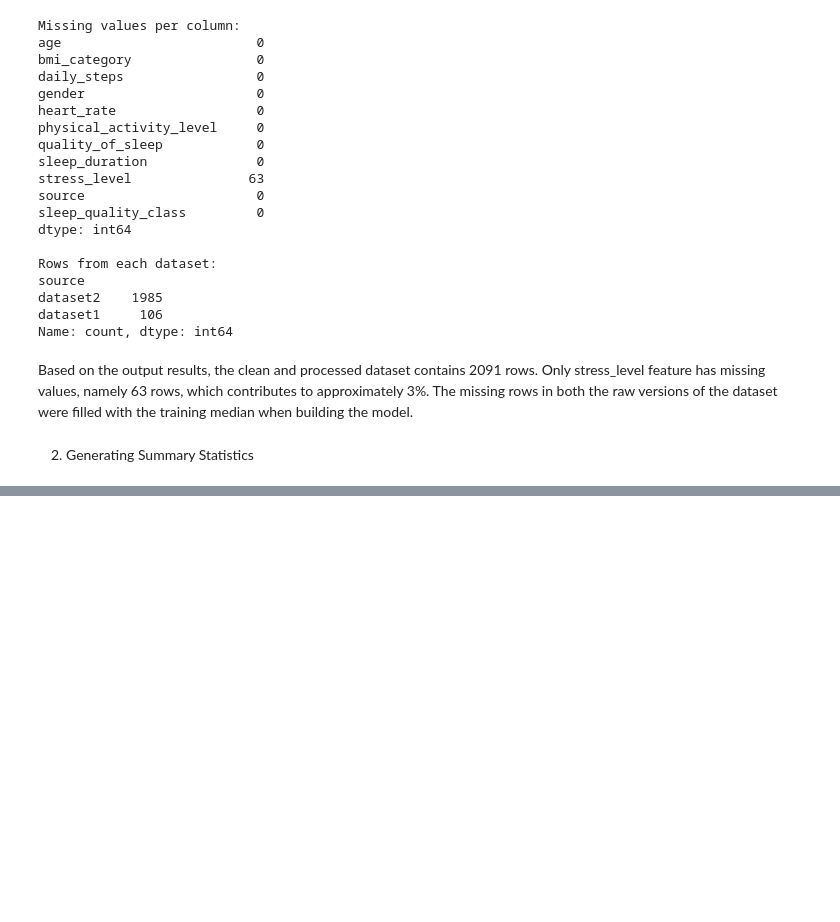
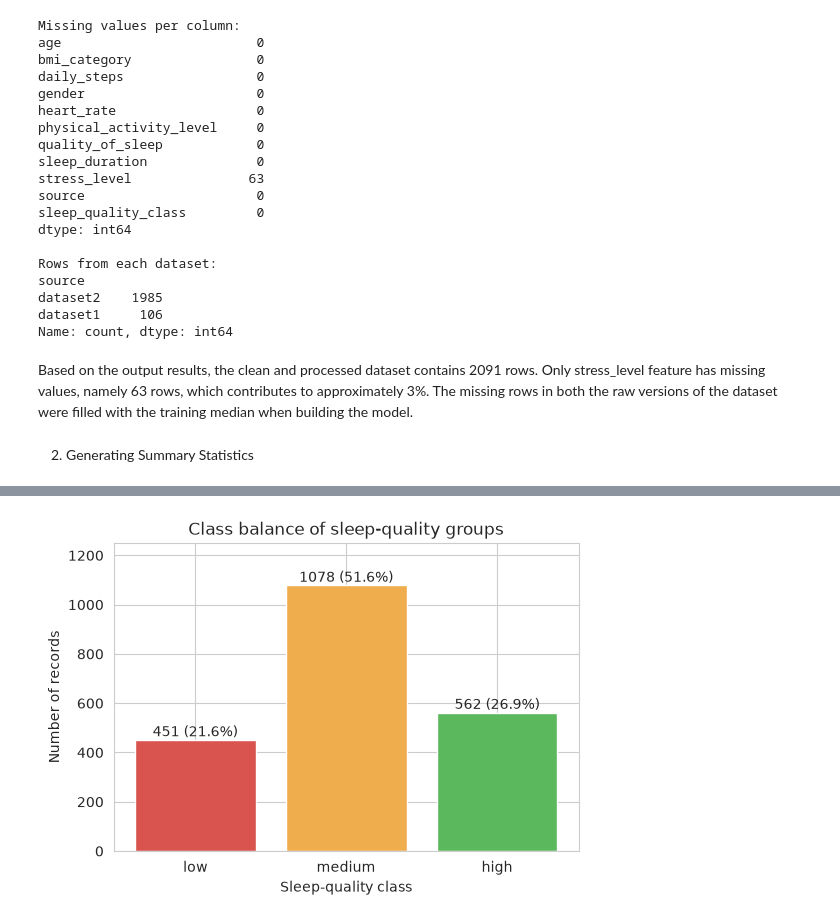
Before and after one commit to HamsMSaidam/QUALIFY, a Jupyter notebook: notebooks/02_EDA_layan.ipynb, the cells around one changed output, grey strips where cells are left out. Cells and saved outputs as stored; diff of their text form; code cells hidden in the pictures; blank space fills up the shorter version.

```diff
--- a/notebooks/02_EDA_layan.ipynb
+++ b/notebooks/02_EDA_layan.ipynb
@@ -101,0 +155,13 @@ Based on the output results, the clean and processed dataset contains 2091 rows.
+# %%
+plt.figure(figsize=(6, 4))
+plt.bar(class_order, counts, color=class_colors)
+for i in range(3):
+    plt.text(i, counts.iloc[i] + 15, str(counts.iloc[i]) + " (" + str(percent.iloc[i]) + "%)", ha="center")
+plt.title("Class balance of sleep-quality groups")
+plt.xlabel("Sleep-quality class")
+plt.ylabel("Number of records")
+plt.ylim(0, 1250)
+plt.savefig(FIG + "/eda_02_class_balance.png", dpi=200)
+plt.show()
+# %% [output]
+[figure, added]
```
Also changed, not shown: parts of 10 cells of this notebook, 4 other files.
